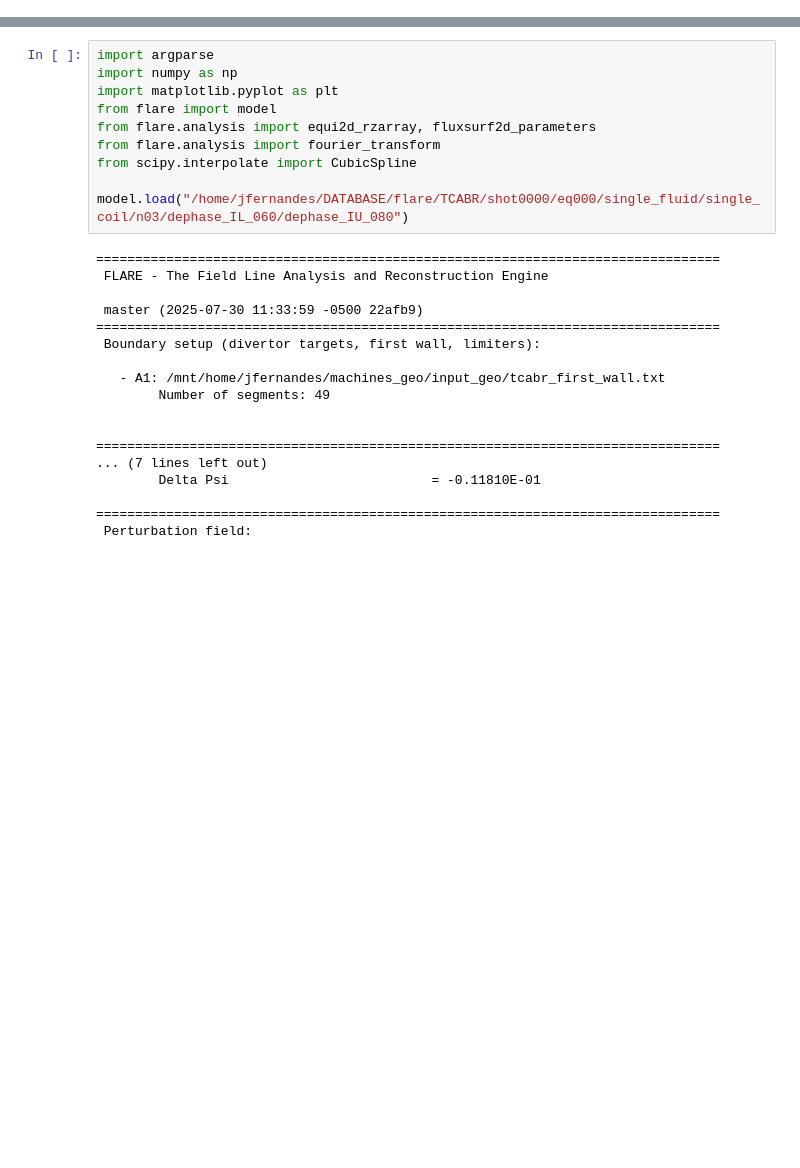
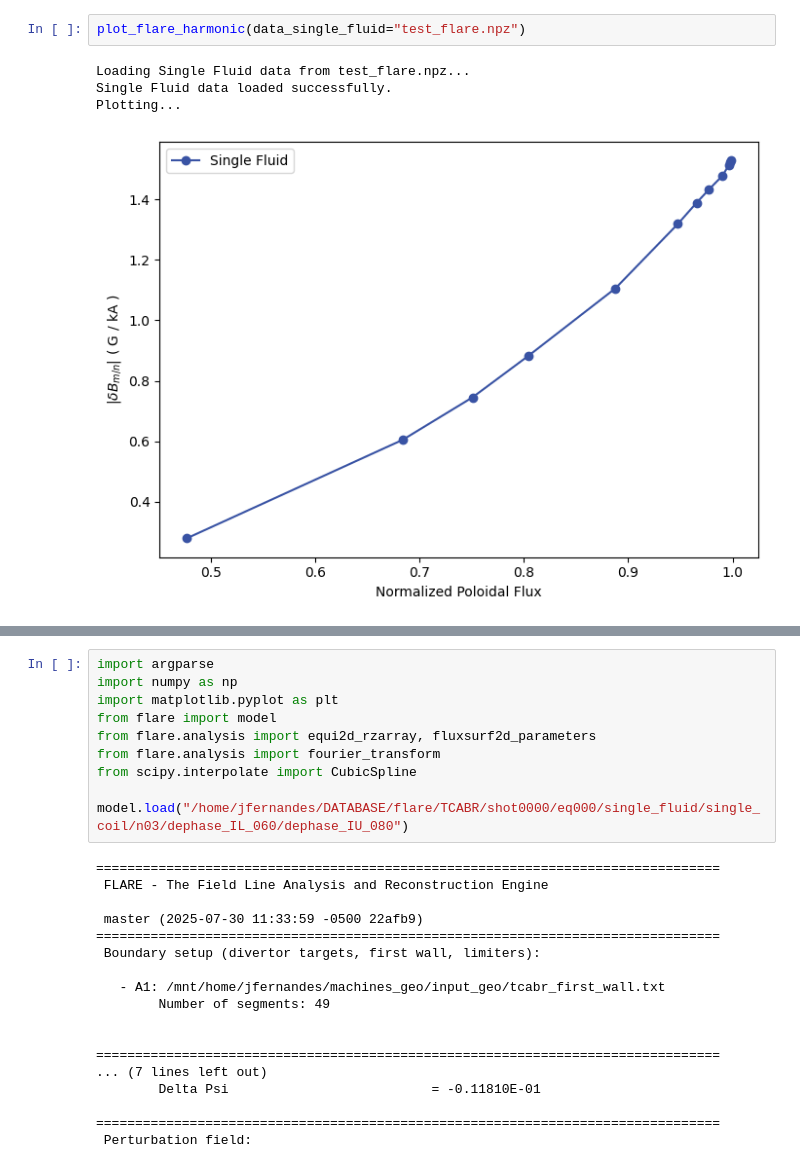
Before and after one commit to ojrfernandes/pycodes, a Jupyter notebook: run.ipynb, the cells around one changed output, grey strips where cells are left out. Saved outputs shown, nothing was run; the diff lists cells and outputs as text; blank space fills up the shorter version.

```diff
--- a/run.ipynb
+++ b/run.ipynb
@@ -14,0 +19,7 @@ Plotting...
+# %%
+plot_flare_harmonic(data_single_fluid="test_flare.npz")
+# %% [output]
+Loading Single Fluid data from test_flare.npz...
+Single Fluid data loaded successfully.
+Plotting...
+[figure, added]
```
Also changed, not shown: parts of 13 cells of this notebook, 5 other files.
